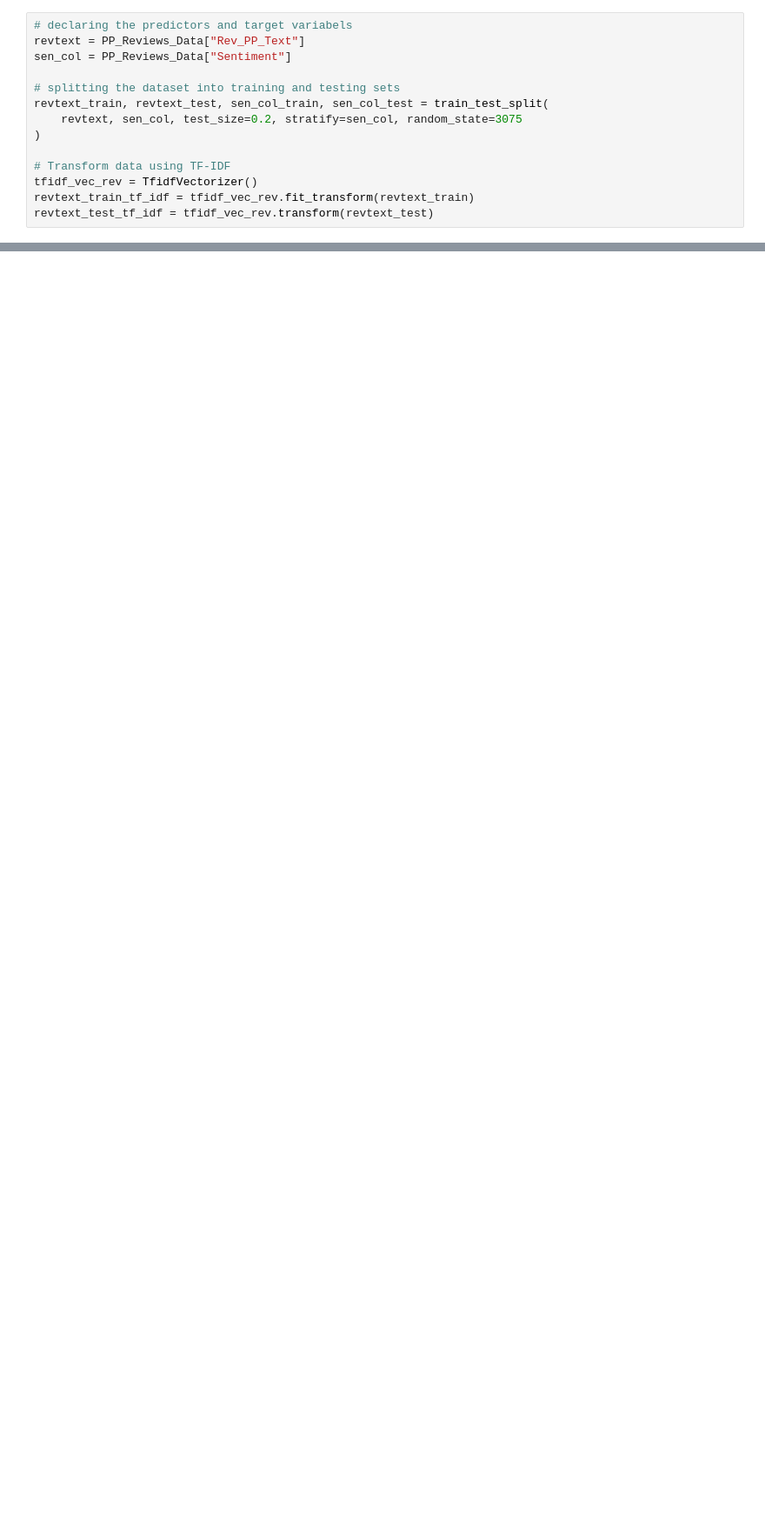
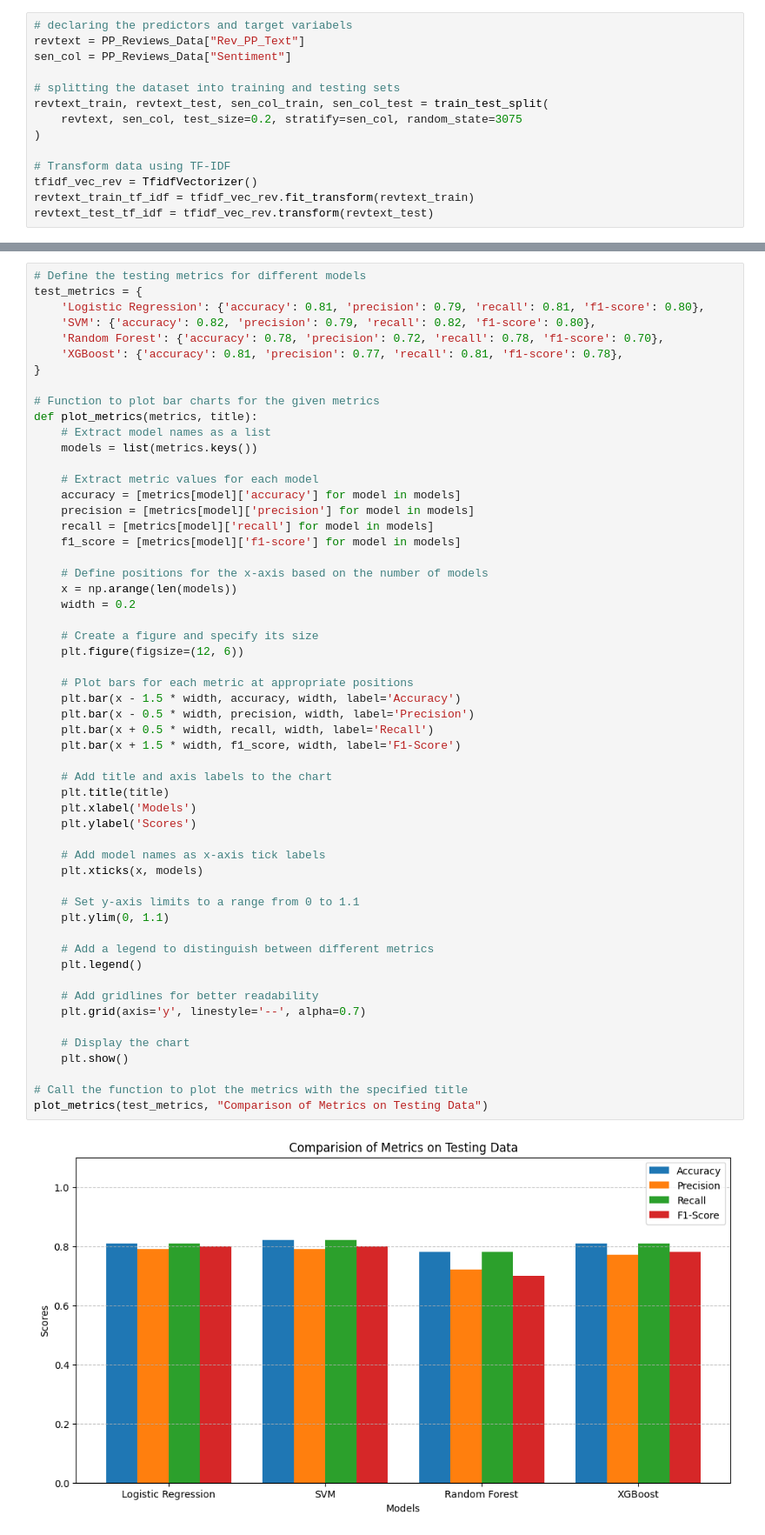
Before and after one commit to Prasanna3528/SentimentAnalysis_Project, a Jupyter notebook: Project_Code_22083075.ipynb, the cells around one changed output, grey strips where cells are left out. Shown at 87% size. Saved outputs shown, nothing was run; the diff lists cells and outputs as text; blank space fills up the shorter version.

```diff
--- a/Project_Code_22083075.ipynb
+++ b/Project_Code_22083075.ipynb
@@ -675,0 +707,57 @@ weighted avg       0.86      0.86      0.84     18100
+# %%
+# Define the testing metrics for different models
+test_metrics = {
+    'Logistic Regression': {'accuracy': 0.81, 'precision': 0.79, 'recall': 0.81, 'f1-score': 0.80},
+    'SVM': {'accuracy': 0.82, 'precision': 0.79, 'recall': 0.82, 'f1-score': 0.80},
+    'Random Forest': {'accuracy': 0.78, 'precision': 0.72, 'recall': 0.78, 'f1-score': 0.70},
+    'XGBoost': {'accuracy': 0.81, 'precision': 0.77, 'recall': 0.81, 'f1-score': 0.78},
+}
+
+# Function to plot bar charts for the given metrics
+def plot_metrics(metrics, title):
+    # Extract model names as a list
+    models = list(metrics.keys())
+
+    # Extract metric values for each model
+    accuracy = [metrics[model]['accuracy'] for model in models]
+    precision = [metrics[model]['precision'] for model in models]
+    recall = [metrics[model]['recall'] for model in models]
+    f1_score = [metrics[model]['f1-score'] for model in models]
+
+    # Define positions for the x-axis based on the number of models
+    x = np.arange(len(models))
+    width = 0.2
+
+    # Create a figure and specify its size
+    plt.figure(figsize=(12, 6))
+
+    # Plot bars for each metric at appropriate positions
+    plt.bar(x - 1.5 * width, accuracy, width, label='Accuracy')
+    plt.bar(x - 0.5 * width, precision, width, label='Precision')
+    plt.bar(x + 0.5 * width, recall, width, label='Recall')
+    plt.bar(x + 1.5 * width, f1_score, width, label='F1-Score')
+
+    # Add title and axis labels to the chart
+    plt.title(title)
+    plt.xlabel('Models')
+    plt.ylabel('Scores')
+
+    # Add model names as x-axis tick labels
+    plt.xticks(x, models)
+
+    # Set y-axis limits to a range from 0 to 1.1
+    plt.ylim(0, 1.1)
+
+    # Add a legend to distinguish between different metrics
+    plt.legend()
+
+    # Add gridlines for better readability
+    plt.grid(axis='y', linestyle='--', alpha=0.7)
+
+    # Display the chart
+    plt.show()
+
+# Call the function to plot the metrics with the specified title
+plot_metrics(test_metrics, "Comparison of Metrics on Testing Data")
+# %% [output]
+[figure, added]
```
Also changed, not shown: parts of 6 cells of this notebook.
